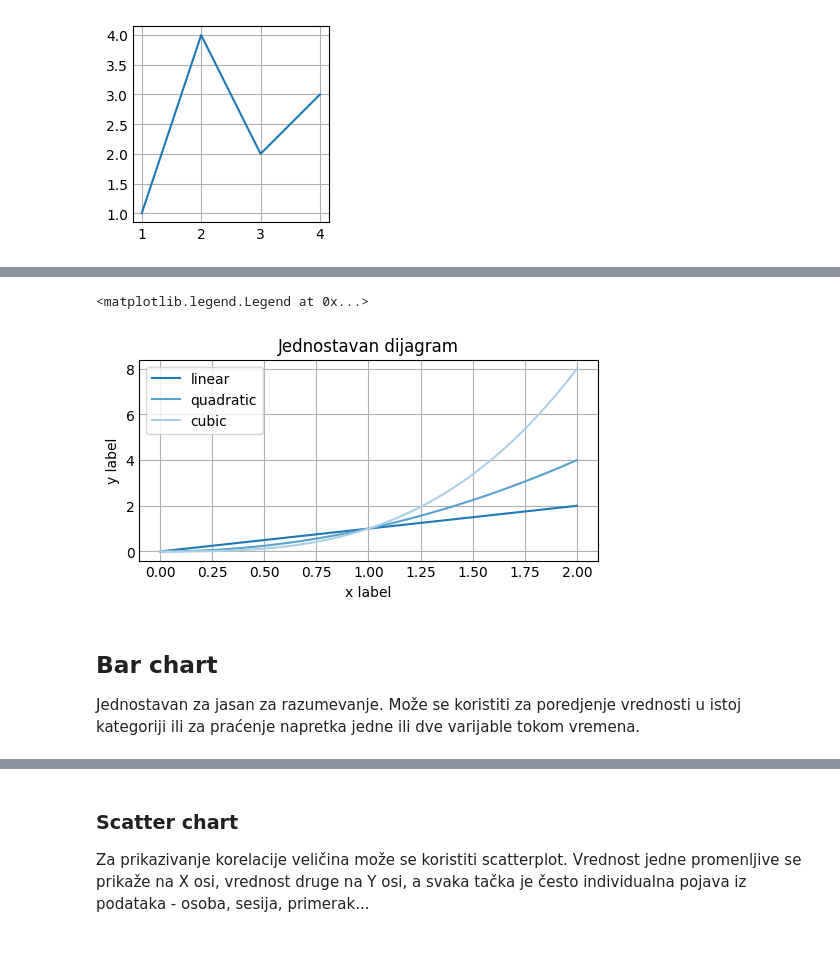
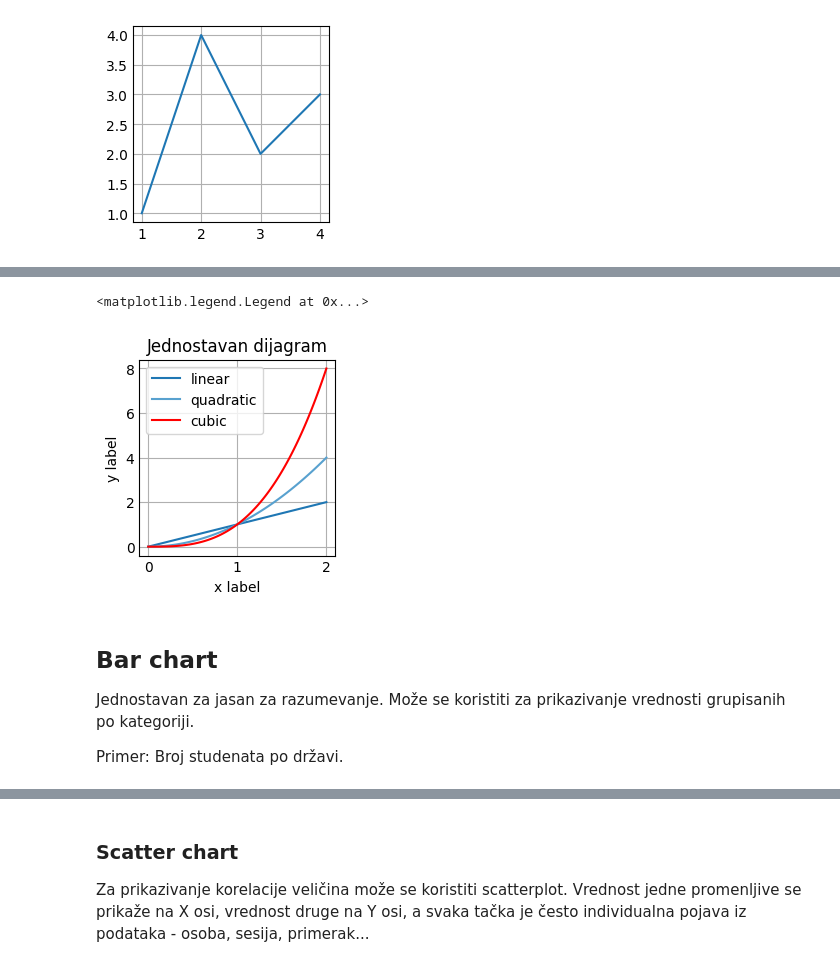
Before and after one commit to TLazarevic/data-analysis-lab, a Jupyter notebook: matplotlib.ipynb, the cells around one changed output, grey strips where cells are left out. Saved outputs shown, nothing was run; the diff lists cells and outputs as text; code cells hidden in the pictures.

```diff
--- a/matplotlib.ipynb
+++ b/matplotlib.ipynb
@@ -21,20 +24,24 @@ ax.plot([1, 2, 3, 4], [1, 4, 2, 3])  # Iscrtavanje podataka na osama
 # %% [markdown]
 ![primer](legend.png)
 # %%
-x = np.linspace(0, 2, 100)  # Podaci za primer
+x = np.linspace(0, 2, 100)  # Podaci za primer. Jednako rasporedjeni brojevi u zadatom intervalu sa zadatim brojem generisanih semplova.
 
-fig, ax = plt.subplots(figsize=(5, 2.7), layout='constrained')
+fig, ax = plt.subplots()
+
 ax.plot(x, x, label='linear')  # Iscrtavanje podataka
-ax.plot(x, x**2, label='quadratic')  # Iscrtavanje još podataka
-ax.plot(x, x**3, label='cubic')  # ...i još
-ax.set_xlabel('x label')  # Dodavanje an x-labele
+ax.plot(x, x**2, label='quadratic')  # Još iscrtavanja podataka
+ax.plot(x, x**3, label='cubic', color='red')  # ...i još
+
+ax.set_xlabel('x label')  # Dodavanje x-labele
 ax.set_ylabel('y label')  # Dodavanje y-labele
 ax.set_title("Jednostavan dijagram")  # Dodavanje naslova
 ax.legend()  # Dodavanje legende
 # %% [output]
 <matplotlib.legend.Legend at 0x...>
-[figure, old version]
+[figure, new version]
 # %% [markdown]
 ## Bar chart
 
-Jednostavan za jasan za razumevanje. Može se koristiti za poredjenje vrednosti u istoj kategoriji ili za praćenje napretka jedne ili dve varijable tokom vremena.
+Jednostavan za jasan za razumevanje. Može se koristiti za prikazivanje vrednosti grupisanih po kategoriji.
+
+Primer: Broj studenata po državi.
```
Also changed, not shown: parts of 15 cells of this notebook.
